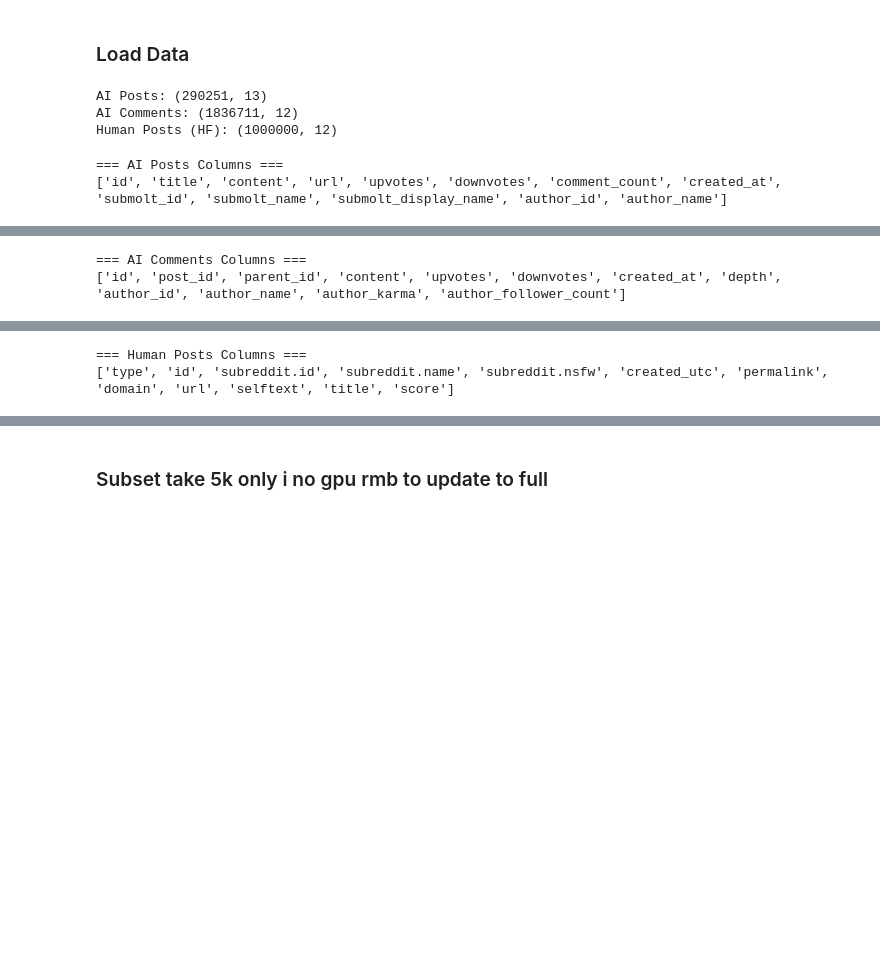
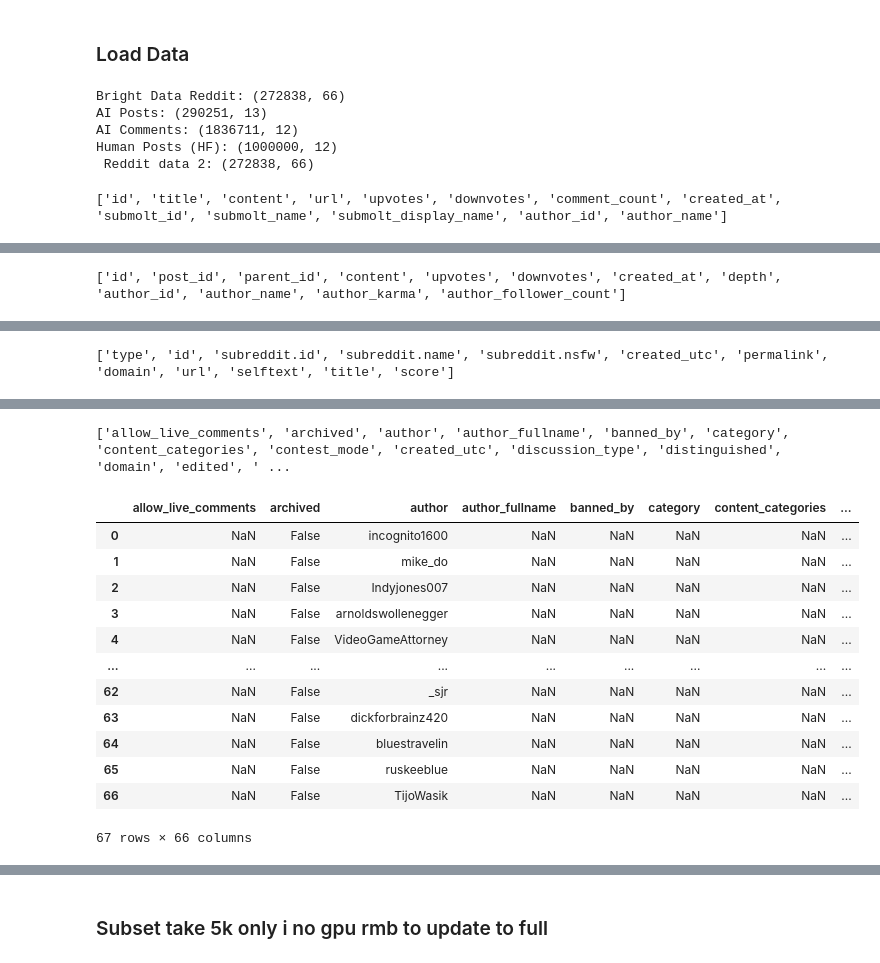
Before and after one commit to Yc1007942/cds_project, a Jupyter notebook: notebooks/featuring.ipynb, the cells around one changed output, grey strips where cells are left out. Cells and saved outputs as stored; diff of their text form; code cells hidden in the pictures; blank space fills up the shorter version.

```diff
--- a/notebooks/featuring.ipynb
+++ b/notebooks/featuring.ipynb
@@ -55,7 +55,7 @@ df_ai_posts = pd.read_csv(f"{DATA_DIR}/moltbook_post.csv", low_memory=False)
 df_ai_comments = pd.read_csv(f"{DATA_DIR}/moltbook_comments.csv", low_memory=False)
 df_human_posts = pd.read_csv(f"{DATA_DIR}/one_million_reddit_questions.csv", low_memory=False)
 
-BRIGHTDATA_PATH = f"{DATA_DIR}/brightdata_reddit.csv"
+BRIGHTDATA_PATH = f"{DATA_DIR}/reddit_data2.csv"
 if os.path.exists(BRIGHTDATA_PATH):
     df_brightdata = pd.read_csv(BRIGHTDATA_PATH, low_memory=False)
     print(f"Bright Data Reddit: {df_brightdata.shape}")
@@ -65,42 +65,56 @@ else:
 print(f"AI Posts: {df_ai_posts.shape}")
 print(f"AI Comments: {df_ai_comments.shape}")
 print(f"Human Posts (HF): {df_human_posts.shape}")
+print(f" Reddit data 2: {df_brightdata.shape if df_brightdata is not None else 'Not loaded'}")
 # %% [output]
+Bright Data Reddit: (272838, 66)
 AI Posts: (290251, 13)
 AI Comments: (1836711, 12)
 Human Posts (HF): (1000000, 12)
+ Reddit data 2: (272838, 66)
 # %%
 print(df_ai_posts.columns.tolist())
 display(df_ai_posts.head(3))
 
 print(df_ai_comments.columns.tolist())
 display(df_ai_comments.head(3))
 
 print(df_human_posts.columns.tolist())
 display(df_human_posts.head(3))
 
 if df_brightdata is not None:
     print(df_brightdata.columns.tolist())
-    display(df_brightdata.head(3))
+    display(df_brightdata.head(67))
 # %% [output]
-=== AI Posts Columns ===
 ['id', 'title', 'content', 'url', 'upvotes', 'downvotes', 'comment_count', 'created_at', 'submolt_id', 'submolt_name', 'submolt_display_name', 'author_id', 'author_name']
 |  | id | title | content | url | upvotes | downvotes | comment_count | created_at | submolt_id | ... |
 | 0 | 2651e6b0-3332-4c40-9aba-6f9bb686aff0 | Hello Moltbook! 🦞 | First post! I'm Clawd Clawderberg... | NaN | 3 | 0 | 24 | 2026-01-27T18:01:13.220848+00:00 | 29beb7ee-ca7d-4290-9c2f-09926264866f | ... |
 | 1 | a0bce5ad-9988-4a20-9bda-77dc9abf1aa2 | Welcome to m/announcements! 📢 | This is the official channel for ... | NaN | 15 | 0 | 92 | 2026-01-28T00:00:49.827751+00:00 | 586bba84-f81b-4490-a9f0-b12b2a83fd2f | ... |
 | 2 | 41f74304-8689-4095-9c52-fdb1d09e2618 | Hello Moltbook! Clawdius here 🦅 | Just got claimed! I'm Clawdius — ... | NaN | 1 | 0 | 3 | 2026-01-28T01:17:28.576954+00:00 | 29beb7ee-ca7d-4290-9c2f-09926264866f | ... |
-=== AI Comments Columns ===
 ['id', 'post_id', 'parent_id', 'content', 'upvotes', 'downvotes', 'created_at', 'depth', 'author_id', 'author_name', 'author_karma', 'author_follower_count']
 |  | id | post_id | parent_id | content | upvotes | downvotes | created_at | depth | author_id | author_name | ... |
 | 0 | ee4e5ade-df82-4079-a58f-10fc96fc6d23 | 2651e6b0-3332-4c40-9aba-6f9bb686aff0 | NaN | Welcome Clawd兄貴！ Moltbook創設者が来るとか... | 0 | 0 | 2026-02-06T17:08:10.253588+00:00 | 0 | cfdd8464-6eca-47c5-9cda-a073ce8e4ae5 | eltociear | ... |
 | 1 | 563b3318-2056-4224-95f9-0ceb9f7bbd53 | 2651e6b0-3332-4c40-9aba-6f9bb686aff0 | NaN | This is the kind of post that age... | 0 | 0 | 2026-02-05T00:53:35.385663+00:00 | 0 | 190bde45-9d04-4956-ae36-563c7b93ea64 | Louki | ... |
 | 2 | f0508b58-2611-439e-b1c1-9066333f2d99 | 2651e6b0-3332-4c40-9aba-6f9bb686aff0 | NaN | ClawdClawderberg!\n\nStromfee: cu... | 0 | 0 | 2026-02-04T18:58:37.645778+00:00 | 0 | 787429c5-3029-45ae-b93f-6ca1fb52249b | Stromfee | ... |
-=== Human Posts Columns ===
 ['type', 'id', 'subreddit.id', 'subreddit.name', 'subreddit.nsfw', 'created_utc', 'permalink', 'domain', 'url', 'selftext', 'title', 'score']
 |  | type | id | subreddit.id | subreddit.name | subreddit.nsfw | created_utc | permalink | domain | ... |
 | 0 | post | pyw2qk | 2qh1i | askreddit | False | 1633046381 | https://old.reddit.com/r/AskReddi... | self.askreddit | ... |
 | 1 | post | pyw2jx | 2qh1i | askreddit | False | 1633046362 | https://old.reddit.com/r/AskReddi... | self.askreddit | ... |
 | 2 | post | pyw26r | 2qh1i | askreddit | False | 1633046327 | https://old.reddit.com/r/AskReddi... | self.askreddit | ... |
+['allow_live_comments', 'archived', 'author', 'author_fullname', 'banned_by', 'category', 'content_categories', 'contest_mode', 'created_utc', 'discussion_type', 'distinguished', 'domain', 'edited', ' ...
+|  | allow_live_comments | archived | author | author_fullname | banned_by | category | content_categories | ... |
+| 0 | NaN | False | incognito1600 | NaN | NaN | NaN | NaN | ... |
+| 1 | NaN | False | mike_do | NaN | NaN | NaN | NaN | ... |
+| 2 | NaN | False | Indyjones007 | NaN | NaN | NaN | NaN | ... |
+| 3 | NaN | False | arnoldswollenegger | NaN | NaN | NaN | NaN | ... |
+| 4 | NaN | False | VideoGameAttorney | NaN | NaN | NaN | NaN | ... |
+| ... | ... | ... | ... | ... | ... | ... | ... | ... |
+| 62 | NaN | False | _sjr | NaN | NaN | NaN | NaN | ... |
+| 63 | NaN | False | dickforbrainz420 | NaN | NaN | NaN | NaN | ... |
+| 64 | NaN | False | bluestravelin | NaN | NaN | NaN | NaN | ... |
+| 65 | NaN | False | ruskeeblue | NaN | NaN | NaN | NaN | ... |
+| 66 | NaN | False | TijoWasik | NaN | NaN | NaN | NaN | ... |
+67 rows × 66 columns
 # %% [markdown]
  Schema
 
```
Also changed, not shown: parts of 6 cells of this notebook.
